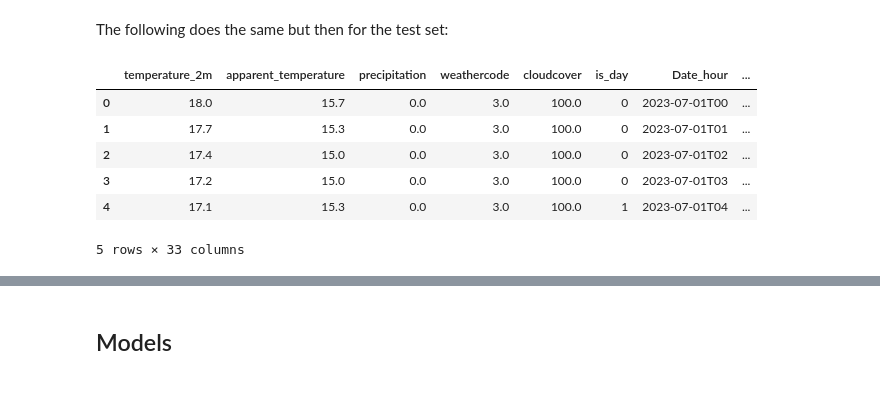
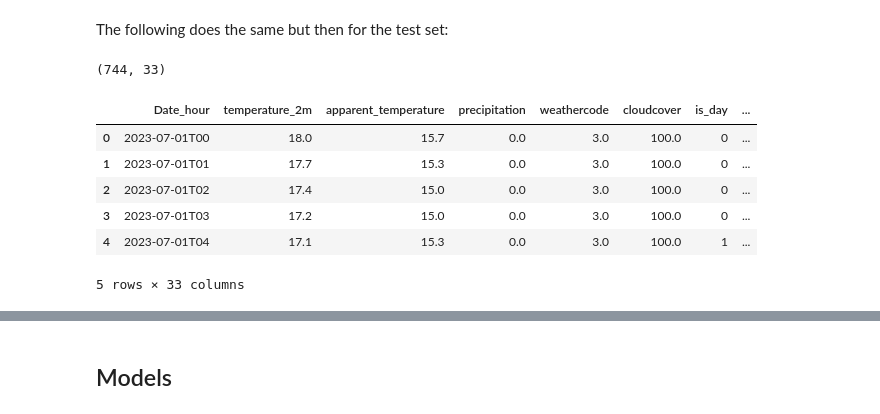
Before and after one commit to Lucmeister55/MLLS_Project1, a Jupyter notebook: project-1-starter-notebook.ipynb, the cells around one changed output, grey strips where cells are left out. Drawn from its saved outputs; the diff is of its cells as text; code cells hidden in the pictures.

```diff
--- a/project-1-starter-notebook.ipynb
+++ b/project-1-starter-notebook.ipynb
@@ -37,6 +49,9 @@ train_rawdata.head()
 | 3 | 2023-01-01T03 | 144.0 |
 | 4 | 2023-01-01T04 | 155.0 |
 # %%
-test_data = pd.read_csv("input/bicycle-counter-prediction/test_data.csv")
-test_data.head()
+test_rawdata = pd.read_csv("input/bicycle-counter-prediction/test_data.csv")
+print(test_rawdata.shape)
+print(min(test_rawdata["Date_hour"]))
+print(max(test_rawdata["Date_hour"]))
+test_rawdata.head()
 # %% [output]
@@ -48,7 +66,8 @@ test_data.head()
 | 4 | 4 | 2023-07-01T04 |
 # %%
 # read in data
-weather_rawdata = pd.read_csv("input/bicycle-counter-prediction/open-meteo-51.10N3.70E13m.csv", skiprows=2)
+weather_rawdata = pd.read_csv("input/bicycle-counter-prediction/open-meteo-51.10N3.70E13m.csv", skiprows=2).dropna()
 print(weather_rawdata.shape)
+print(weather_rawdata.isna().sum())
 weather_rawdata.head()
 # %% [output]
@@ -92,12 +119,14 @@ from datetime import timedelta
 
 weather_data = weather_rawdata.copy()
 weather_data.columns = weather_data.columns.str.split(' ').str[0]
-weather_data = weather_data[(min(bicycle_data["Datum"]) <= weather_data['time']) & (weather_data['time'] <= max(test_data["Date_hour"]))]
 weather_data["Date_hour"] = weather_data["time"].str.split(':', expand = True)[0]
 weather_data = weather_data.drop("time", axis = 1)
+weather_data = weather_data[(min(bicycle_data["Date_hour"]) <= weather_data['Date_hour']) & (weather_data['Date_hour'] <= max(test_rawdata["Date_hour"]))]
 date_time = pd.to_datetime(weather_data['Date_hour'])
 weather_data["date"] = date_time.dt.date
 
 print(weather_data.shape)
+print(min(weather_data["Date_hour"]))
+print(max(weather_data["Date_hour"]))
 weather_data.head()
 # %% [output]
@@ -215,0 +250,5 @@ train_data.head()
+# %%
+bicycle_data_2022["Date_hour"] = bicycle_data_2022['Ordening'].str.extract(r'^(.*?T\d{2})..')
+bicycle_data_2022 = bicycle_data_2022.groupby(['Datum', 'Date_hour'])['Totaal'].sum().reset_index(name ='Totaal')
+print(bicycle_data_2022.shape)
+bicycle_data_2022.head()
@@ -216,13 +277,17 @@ train_data.head()
 # %% [markdown]
 The following does the same but then for the test set:
 # %%
-test_data = feature_data.merge(test_data, on = "Date_hour")
+test_data = test_rawdata.merge(feature_data, on = "Date_hour", how = 'left').drop("Id", axis = 1)
+Totaal_2022 = bicycle_data_2022[("2022-07-01" <= bicycle_data_2022["Datum"]) & (bicycle_data_2022["Datum"] <= "2022-07-31")]["Totaal"].reset_index(drop=True)
+test_data["Totaal_2022"] = Totaal_2022
+print(test_data.shape)
 test_data.head()
 # %% [output]
+(744, 33)
-|  | temperature_2m | apparent_temperature | precipitation | weathercode | cloudcover | is_day | Date_hour | ... |
-| 0 | 18.0 | 15.7 | 0.0 | 3.0 | 100.0 | 0 | 2023-07-01T00 | ... |
-| 1 | 17.7 | 15.3 | 0.0 | 3.0 | 100.0 | 0 | 2023-07-01T01 | ... |
-| 2 | 17.4 | 15.0 | 0.0 | 3.0 | 100.0 | 0 | 2023-07-01T02 | ... |
-| 3 | 17.2 | 15.0 | 0.0 | 3.0 | 100.0 | 0 | 2023-07-01T03 | ... |
-| 4 | 17.1 | 15.3 | 0.0 | 3.0 | 100.0 | 1 | 2023-07-01T04 | ... |
+|  | Date_hour | temperature_2m | apparent_temperature | precipitation | weathercode | cloudcover | is_day | ... |
+| 0 | 2023-07-01T00 | 18.0 | 15.7 | 0.0 | 3.0 | 100.0 | 0 | ... |
+| 1 | 2023-07-01T01 | 17.7 | 15.3 | 0.0 | 3.0 | 100.0 | 0 | ... |
+| 2 | 2023-07-01T02 | 17.4 | 15.0 | 0.0 | 3.0 | 100.0 | 0 | ... |
+| 3 | 2023-07-01T03 | 17.2 | 15.0 | 0.0 | 3.0 | 100.0 | 0 | ... |
+| 4 | 2023-07-01T04 | 17.1 | 15.3 | 0.0 | 3.0 | 100.0 | 1 | ... |
-5 rows × 33 columns
+5 rows × 33 columns
```
Also changed, not shown: parts of 31 cells of this notebook, 1 other file.
